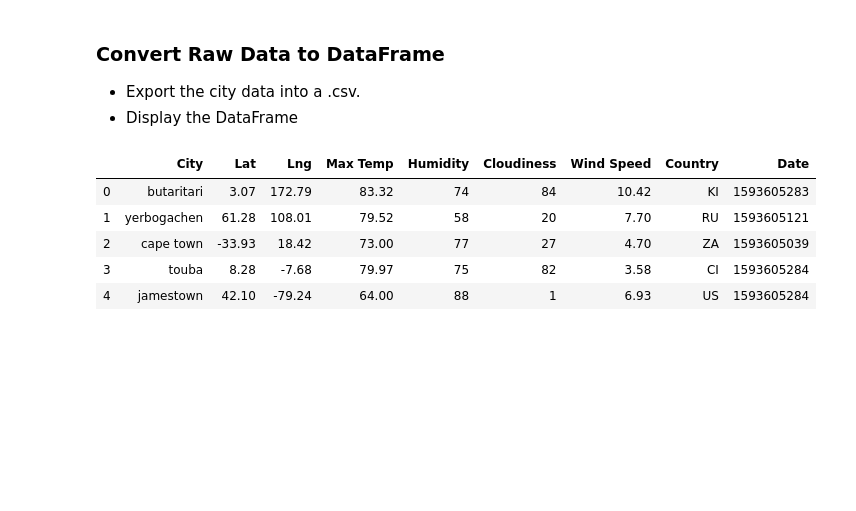
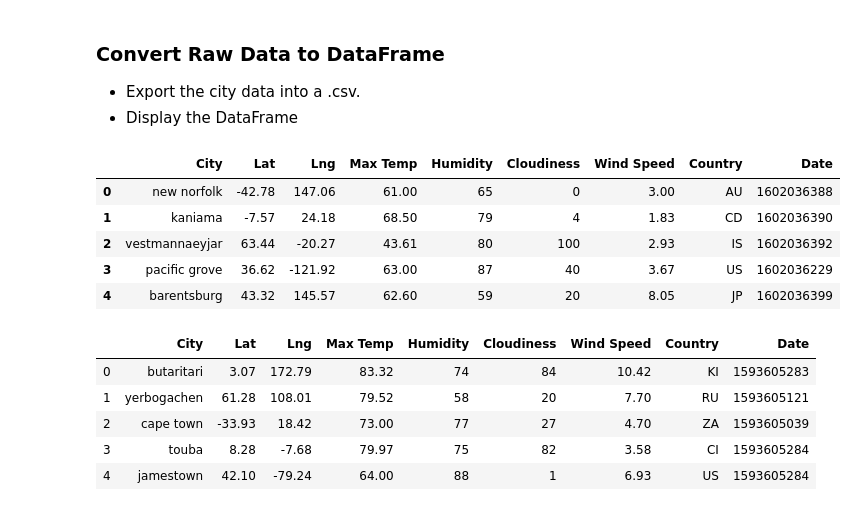
Before and after one commit to manuelamc14/api-demostrations, a Jupyter notebook: WeatherPy/WeatherPy.ipynb, the cells around one changed output. Cells and saved outputs as stored; diff of their text form; code cells hidden in the pictures; blank space fills up the shorter version.

```diff
--- a/WeatherPy/WeatherPy.ipynb
+++ b/WeatherPy/WeatherPy.ipynb
@@ -171,3 +175,15 @@ Data Retrieval Complete
+# %%
+# Read in the cities temperature data
+cities_temperature_df = pd.read_csv(output_data_file)
+organized_cities_temperature_df = cities_temperature_df[["City", "Lat", "Lng", "Max Temp", "Humidity", "Cloudiness", "Wind Speed", "Country", "Date"]]
+organized_cities_temperature_df.head()
+# %% [output]
+|  | City | Lat | Lng | Max Temp | Humidity | Cloudiness | Wind Speed | Country | Date |
+| 0 | new norfolk | -42.78 | 147.06 | 61.00 | 65 | 0 | 3.00 | AU | 1602036388 |
+| 1 | kaniama | -7.57 | 24.18 | 68.50 | 79 | 4 | 1.83 | CD | 1602036390 |
+| 2 | vestmannaeyjar | 63.44 | -20.27 | 43.61 | 80 | 100 | 2.93 | IS | 1602036392 |
+| 3 | pacific grove | 36.62 | -121.92 | 63.00 | 87 | 40 | 3.67 | US | 1602036229 |
+| 4 | barentsburg | 43.32 | 145.57 | 62.60 | 59 | 20 | 8.05 | JP | 1602036399 |
 # %%
 # %% [output]
 |  | City | Lat | Lng | Max Temp | Humidity | Cloudiness | Wind Speed | Country | Date |
```
Also changed, not shown: parts of 12 cells of this notebook, 1 other file.
